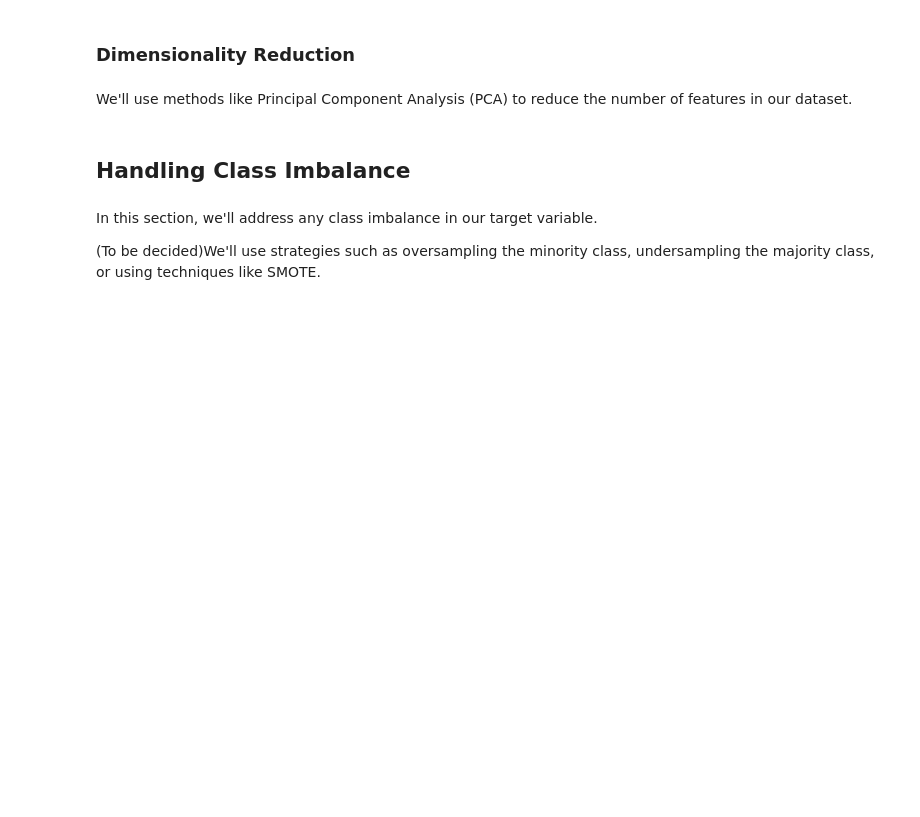
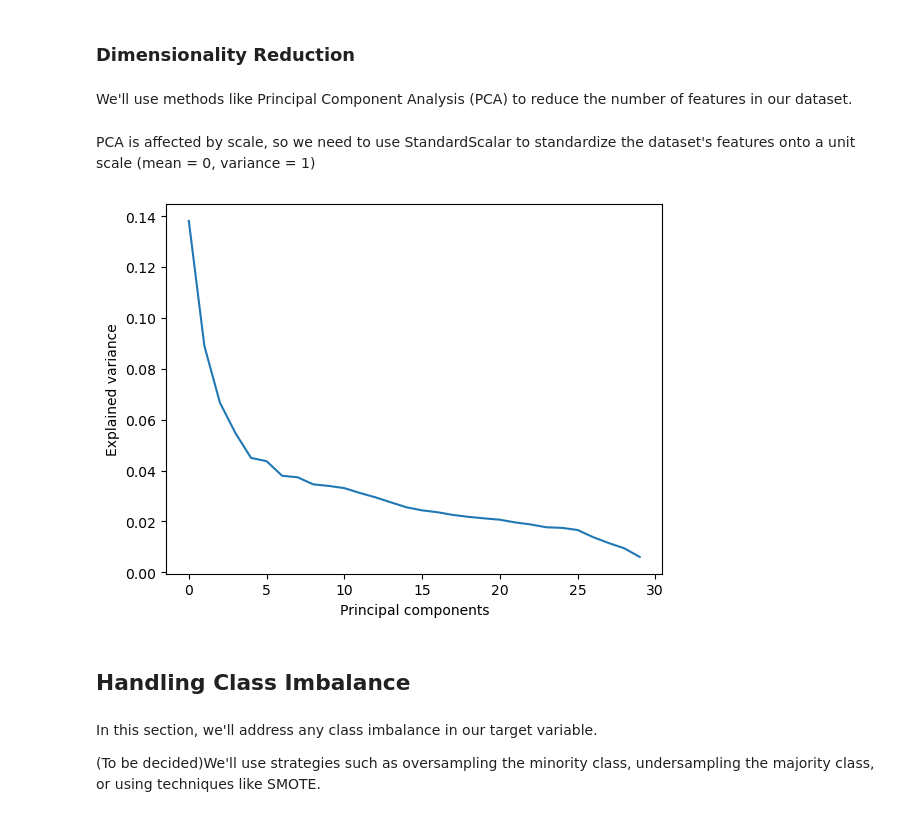
Before and after one commit to MxRaCohen/CustomerChurn, a Jupyter notebook: notebooks/Customer_Churn.ipynb, the cells around one changed output. Cells and saved outputs as stored; diff of their text form; code cells hidden in the pictures; blank space fills up the shorter version.

```diff
--- a/notebooks/Customer_Churn.ipynb
+++ b/notebooks/Customer_Churn.ipynb
@@ -674,6 +676,22 @@ By refining our feature selection in this manner, we aim to balance the trade-of
 ### Dimensionality Reduction
 # %% [markdown]
 We'll use methods like Principal Component Analysis (PCA) to reduce the number of features in our dataset.
+# %% [markdown]
+PCA is affected by scale, so we need to use StandardScalar to standardize the dataset's features onto a unit scale (mean = 0, variance = 1)
+# %%
+scaler = StandardScaler()
+scaled_data = scaler.fit_transform(selected_features_df)
+# %%
+pca = PCA(n_components=30)
+pca_data = pca.fit_transform(scaled_data)
+# %%
+explained_variance = pca.explained_variance_ratio_
+plt.plot(range(len(explained_variance)), explained_variance)
+plt.ylabel('Explained variance')
+plt.xlabel('Principal components')
+plt.show()
+# %% [output]
+[figure, added]
 # %% [markdown]
 ## Handling Class Imbalance
 # %% [markdown]
```
Also changed, not shown: parts of 13 cells of this notebook.
